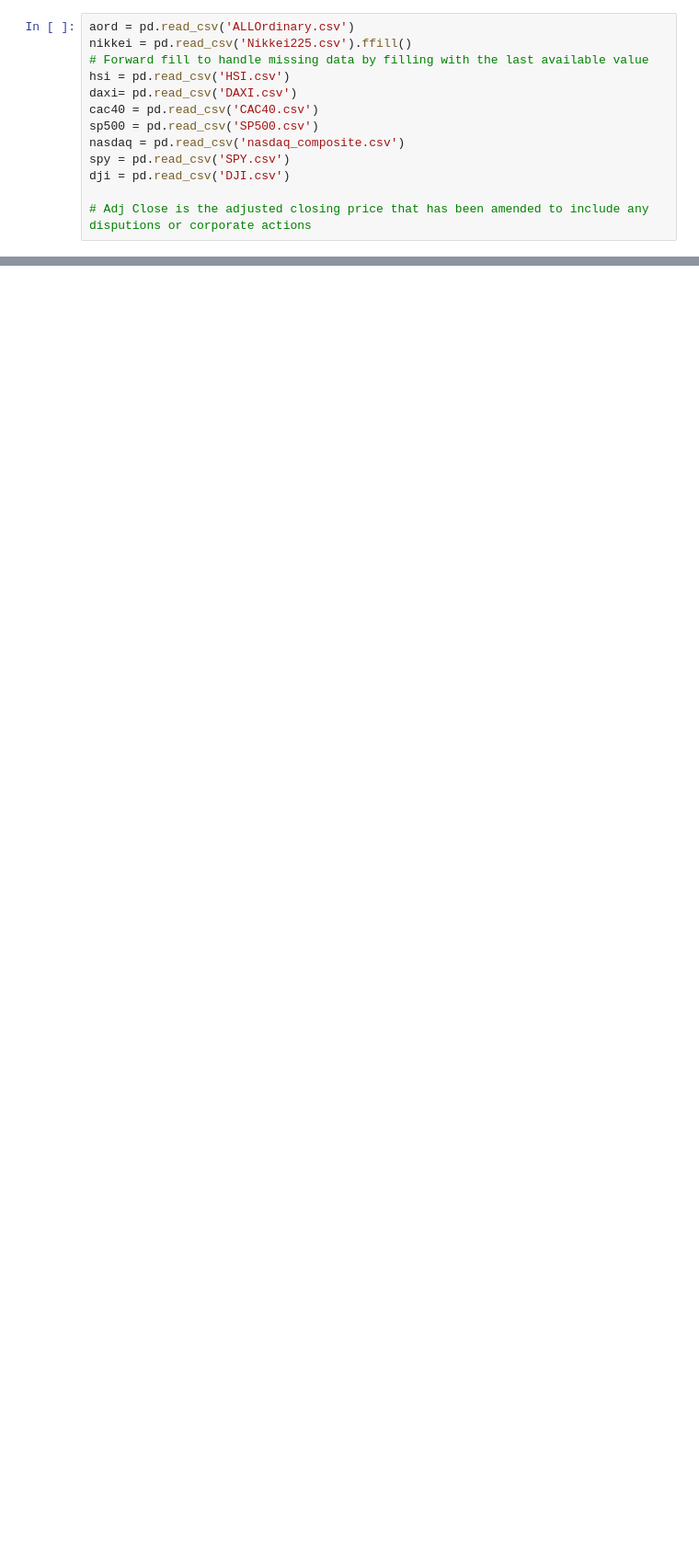
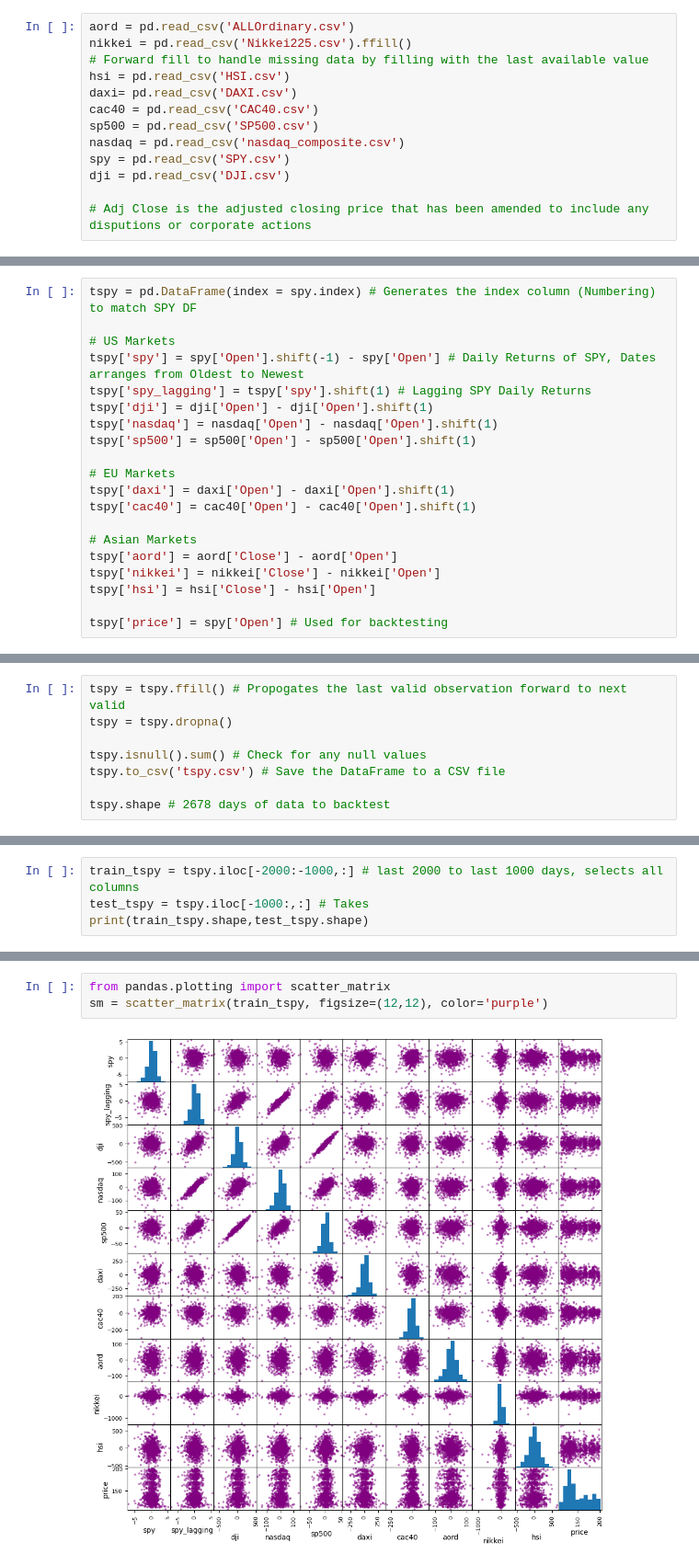
Before and after one commit to DinYeo/CourseraHKU, a Jupyter notebook: SPY Model.ipynb, the cells around one changed output, grey strips where cells are left out. Shown at 92% size. Saved outputs shown, nothing was run; the diff lists cells and outputs as text; blank space fills up the shorter version.

```diff
--- a/SPY Model.ipynb
+++ b/SPY Model.ipynb
@@ -47,0 +51,20 @@ Asian: Close - Open
+# %%
+tspy = pd.DataFrame(index = spy.index) # Generates the index column (Numbering) to match SPY DF
+
+# US Markets
+tspy['spy'] = spy['Open'].shift(-1) - spy['Open'] # Daily Returns of SPY, Dates arranges from Oldest to Newest
+tspy['spy_lagging'] = tspy['spy'].shift(1) # Lagging SPY Daily Returns
+tspy['dji'] = dji['Open'] - dji['Open'].shift(1)
+tspy['nasdaq'] = nasdaq['Open'] - nasdaq['Open'].shift(1)
+tspy['sp500'] = sp500['Open'] - sp500['Open'].shift(1)
+
+# EU Markets
+tspy['daxi'] = daxi['Open'] - daxi['Open'].shift(1)
+tspy['cac40'] = cac40['Open'] - cac40['Open'].shift(1)
+
+# Asian Markets
+tspy['aord'] = aord['Close'] - aord['Open']
+tspy['nikkei'] = nikkei['Close'] - nikkei['Open']
+tspy['hsi'] = hsi['Close'] - hsi['Open']
+
+tspy['price'] = spy['Open'] # Used for backtesting
@@ -47,0 +86,8 @@ Asian: Close - Open
+# %%
+tspy = tspy.ffill() # Propogates the last valid observation forward to next valid
+tspy = tspy.dropna()
+
+tspy.isnull().sum() # Check for any null values
+tspy.to_csv('tspy.csv') # Save the DataFrame to a CSV file
+
+tspy.shape # 2678 days of data to backtest
@@ -47,0 +96,4 @@ Asian: Close - Open
+# %%
+train_tspy = tspy.iloc[-2000:-1000,:] # last 2000 to last 1000 days, selects all columns
+test_tspy = tspy.iloc[-1000:,:] # Takes
+print(train_tspy.shape,test_tspy.shape)
@@ -47,0 +102,5 @@ Asian: Close - Open
+# %%
+from pandas.plotting import scatter_matrix
+sm = scatter_matrix(train_tspy, figsize=(12,12), color='purple')
+# %% [output]
+[figure, added]
```
Also changed, not shown: parts of 28 cells of this notebook, 2 other files.
